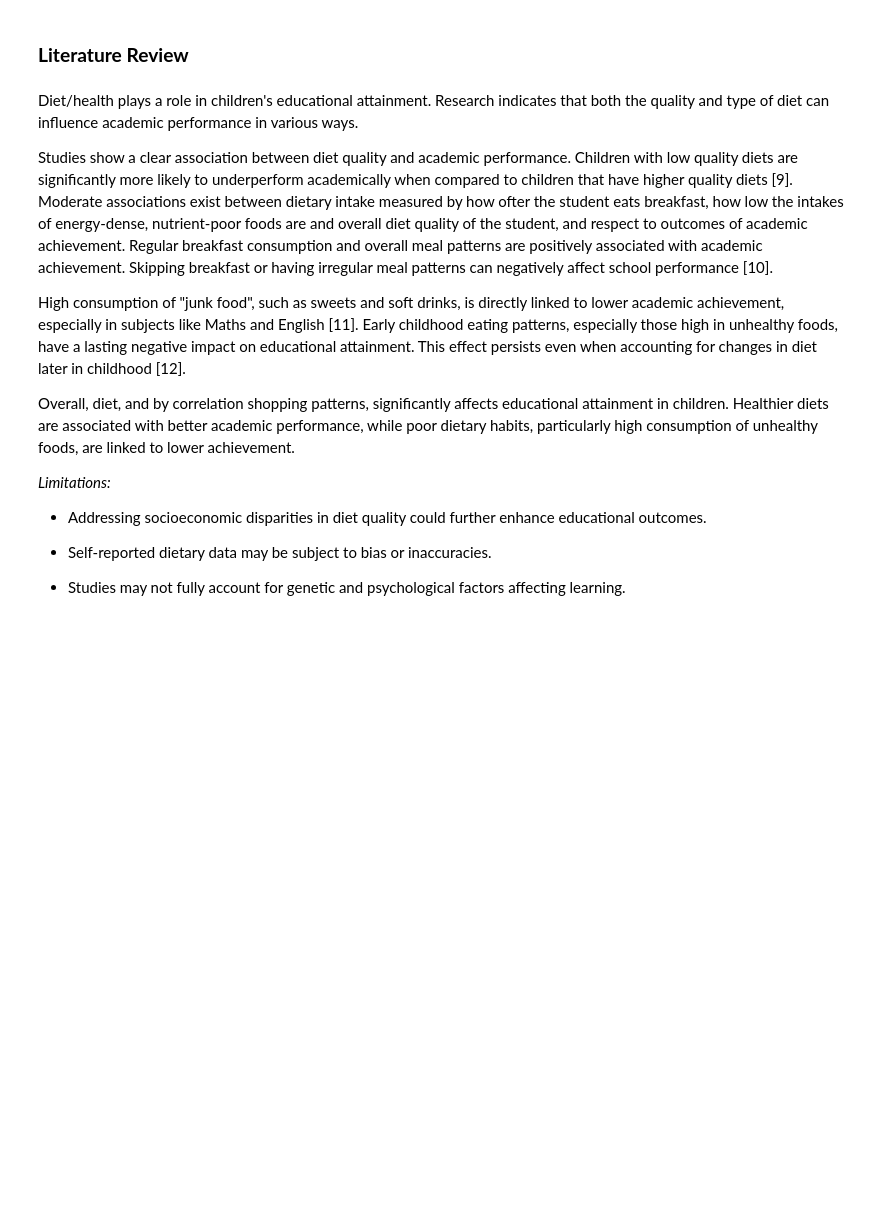
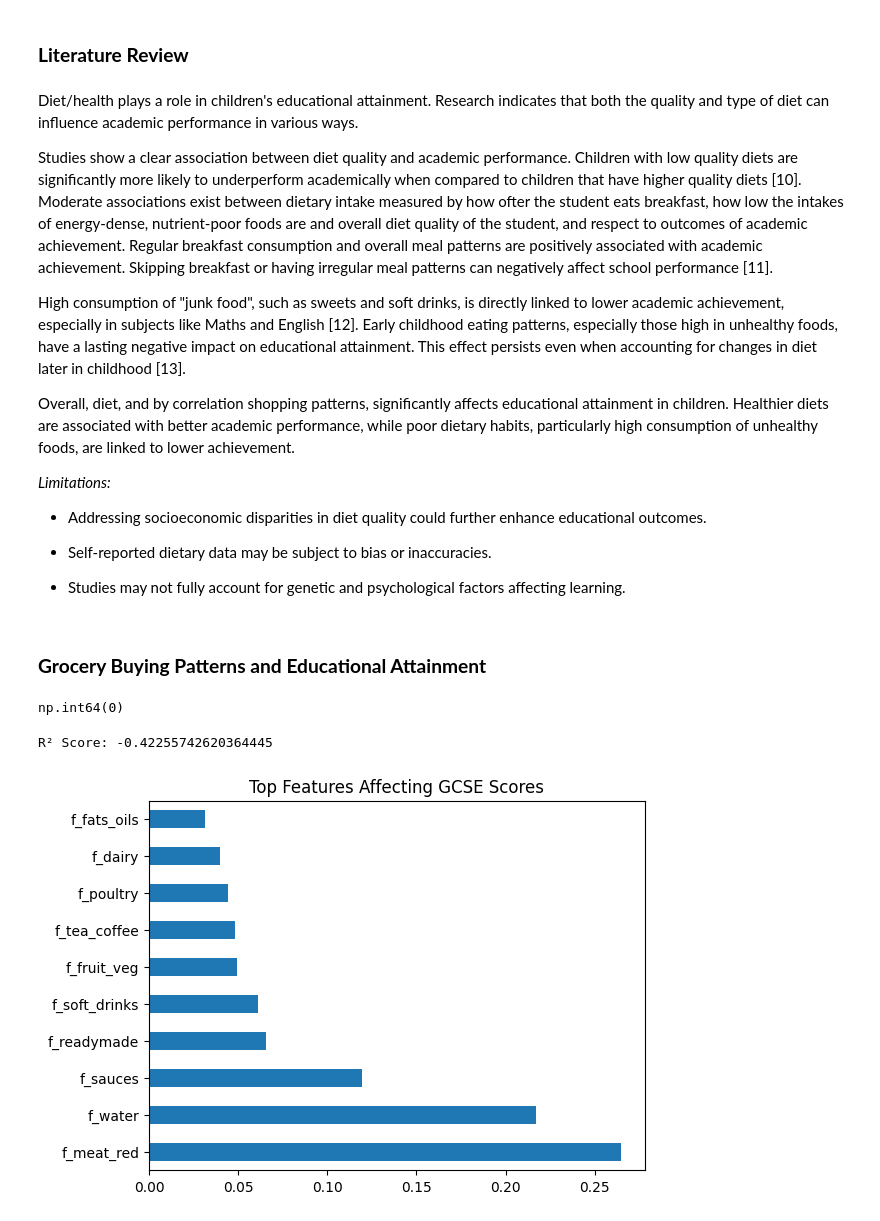
Before and after one commit to omarriyaz/Tesco_Grocery_and_Educational_Attainment, a Jupyter notebook: Code/Analysis.ipynb, the cells around one changed output. Drawn from its saved outputs; the diff is of its cells as text; code cells hidden in the pictures; blank space fills up the shorter version.

```diff
--- a/Code/Analysis.ipynb
+++ b/Code/Analysis.ipynb
@@ -693,9 +925,9 @@ The dataset does not include data about the City of London borough, thus we will
 # %% [markdown]
 Diet/health plays a role in children's educational attainment. Research indicates that both the quality and type of diet can influence academic performance in various ways.
 
-Studies show a clear association between diet quality and academic performance. Children with low quality diets are significantly more likely to underperform academically when compared to children that have higher quality diets [9]. Moderate associations exist between dietary intake measured by how ofter the student eats breakfast, how low the intakes of energy-dense, nutrient-poor foods are and overall diet quality of the student, and respect to outcomes of academic achievement. Regular breakfast consumption and overall meal patterns are positively associated with academic achievement. Skipping breakfast or having irregular meal patterns can negatively affect school performance [10].
+Studies show a clear association between diet quality and academic performance. Children with low quality diets are significantly more likely to underperform academically when compared to children that have higher quality diets [10]. Moderate associations exist between dietary intake measured by how ofter the student eats breakfast, how low the intakes of energy-dense, nutrient-poor foods are and overall diet quality of the student, and respect to outcomes of academic achievement. Regular breakfast consumption and overall meal patterns are positively associated with academic achievement. Skipping breakfast or having irregular meal patterns can negatively affect school performance [11].
 
-High consumption of "junk food", such as sweets and soft drinks, is directly linked to lower academic achievement, especially in subjects like Maths and English [11]. Early childhood eating patterns, especially those high in unhealthy foods, have a lasting negative impact on educational attainment. This effect persists even when accounting for changes in diet later in childhood [12].
+High consumption of "junk food", such as sweets and soft drinks, is directly linked to lower academic achievement, especially in subjects like Maths and English [12]. Early childhood eating patterns, especially those high in unhealthy foods, have a lasting negative impact on educational attainment. This effect persists even when accounting for changes in diet later in childhood [13].
 
 Overall, diet, and by correlation shopping patterns, significantly affects educational attainment in children. Healthier diets are associated with better academic performance, while poor dietary habits, particularly high consumption of unhealthy foods, are linked to lower achievement.
 
@@ -705,3 +937,58 @@ Overall, diet, and by correlation shopping patterns, significantly affects educa
 - Self-reported dietary data may be subject to bias or inaccuracies.
 
 - Studies may not fully account for genetic and psychological factors affecting learning.
+# %% [markdown]
+### **Grocery Buying Patterns and Educational Attainment**
+# %%
+# merge the grocery data with the education data
+grocery_education_data = grocery_data.set_index('area_id').join(education_data.set_index('Code'))
+
+# remove the row for City of London
+grocery_education_data = grocery_education_data.dropna()
+
+# remove some of the columns we created for EDA
+columns_to_remove = ['NAME', 'junk_food', 'healthy_food', 'avg_transactions_per_day', 'fem_ratio', 'people_per_sq_km', 'representativeness_norm']
+grocery_education_data = grocery_education_data.drop(columns=columns_to_remove)
+
+# check missing values
+grocery_education_data.isnull().sum().sum()
+# %% [output]
+np.int64(0)
+# %%
+from sklearn.model_selection import train_test_split
+from sklearn.ensemble import RandomForestRegressor
+from sklearn.metrics import r2_score
+from sklearn.preprocessing import StandardScaler
+
+
+# Define input and target variables
+#x = grocery_education_data.drop(columns=["Area", "Num_Pupils", "5+A*-C", "5+A*-C_With_Eng_Maths", '5+A*-G', "5+A*-G_With_Eng_Maths", "Any_Passes", "Avg_Capped_Score", "Avg_Score", "A*-C_Eng_Maths_Entered", "A*-C_Eng_Maths_Achieved"])
+x = grocery_education_data[['f_dairy', 'f_eggs', 'f_fats_oils', 'f_fish', 'f_fruit_veg', 'f_grains', 'f_meat_red', 'f_poultry', 'f_readymade', 'f_sauces', 'f_soft_drinks', 'f_sweets', 'f_tea_coffee', 'f_water']]
+#x = grocery_education_data[['fat', 'saturate', 'salt', 'sugar', 'protein', 'carb', 'fibre']]
+#x = grocery_education_data[['f_soft_drinks', 'f_sweets']]
+y = grocery_education_data['Avg_Capped_Score']
+
+# Train-test split
+X_train, X_test, y_train, y_test = train_test_split(x, y, test_size=0.2, random_state=42)
+
+# Train a model
+model = RandomForestRegressor(n_estimators=100, random_state=42)
+model.fit(X_train, y_train)
+
+# Predict and evaluate
+y_pred = model.predict(X_test)
+print("R² Score:", r2_score(y_test, y_pred))
+# %% [output]
+R² Score: -0.42255742620364445
+# %%
+# Get feature importance
+importances = model.feature_importances_
+feature_names = x.columns
+
+# Plot feature importance
+feat_importances = pd.Series(importances, index=feature_names)
+feat_importances.nlargest(10).plot(kind='barh')
+plt.title("Top Features Affecting GCSE Scores")
+plt.show()
+# %% [output]
+[figure, added]
```
Also changed, not shown: parts of 34 cells of this notebook.
